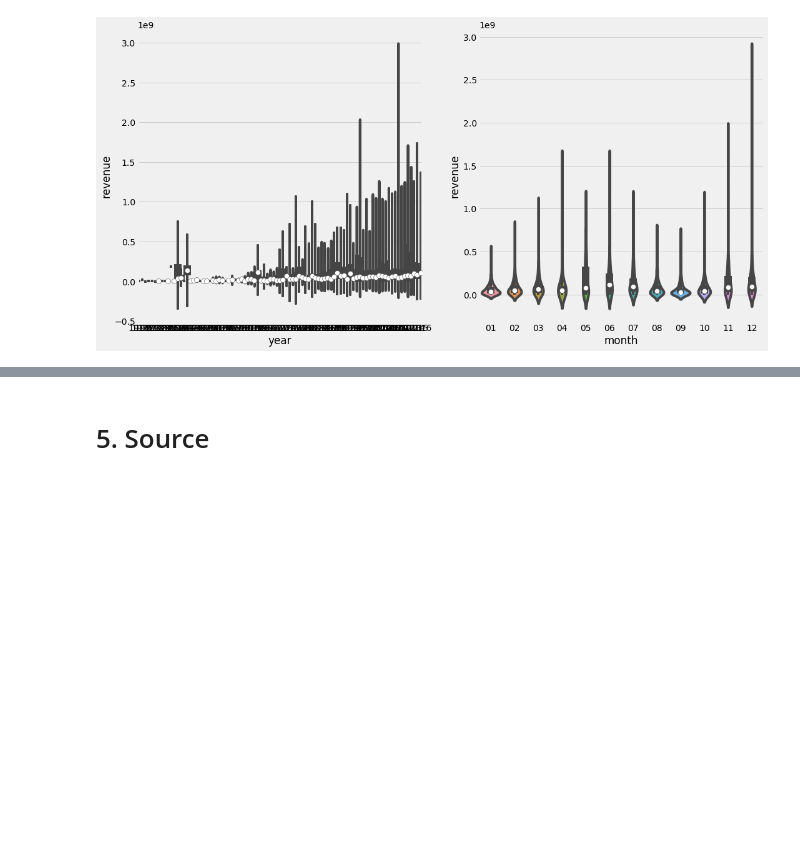
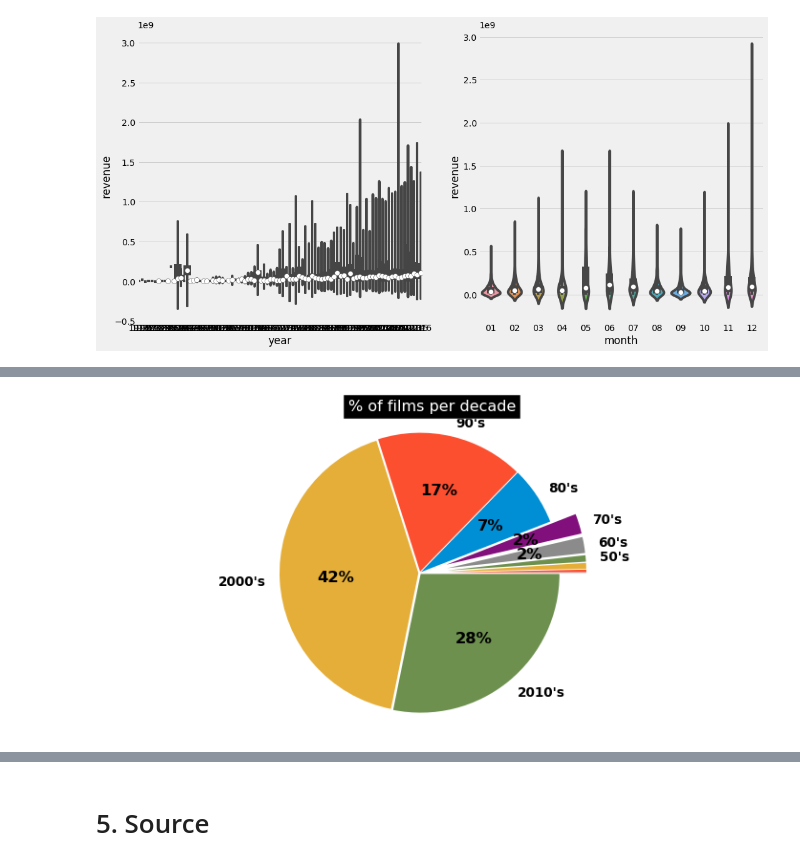
Before and after one commit to GR5291Group8/GR5291Group8, a Jupyter notebook: code/eda.ipynb, the cells around one changed output, grey strips where cells are left out. Saved outputs shown, nothing was run; the diff lists cells and outputs as text; code cells hidden in the pictures; blank space fills up the shorter version.

```diff
--- a/code/eda.ipynb
+++ b/code/eda.ipynb
@@ -283,0 +292,29 @@ for cate in time_variable:
+# %%
+df['decade'] = df['year'].apply(lambda x:((x-1900)//10)*10)
+
+def get_stats(gr):
+    return {'min':gr.min(),'max':gr.max(),'count': gr.count(),'mean':gr.mean()}
+
+test = df['year'].groupby(df['decade']).apply(get_stats).unstack()
+
+sns.set_context("poster", font_scale=0.85)
+
+def label(s):
+    val = (1900 + s, s)[s < 100]
+    chaine = '' if s < 50 else "{}'s".format(int(val))
+    return chaine
+
+plt.rc('font', weight='bold')
+f, ax = plt.subplots(figsize=(11, 6))
+labels = [label(s) for s in  test.index]
+sizes  = test['count'].values
+explode = [0.2 if sizes[i] < 100 else 0.01 for i in range(10)]
+ax.pie(sizes, explode = explode, labels=labels,
+       autopct = lambda x:'{:1.0f}%'.format(x) if x > 1 else '',
+       shadow=False, startangle=0)
+ax.axis('equal')
+ax.set_title('% of films per decade',
+             bbox={'facecolor':'k', 'pad':5},color='w', fontsize=16);
+df.drop('decade', axis=1, inplace = True)
+# %% [output]
+[figure, added]
```
Also changed, not shown: parts of 13 cells of this notebook.
